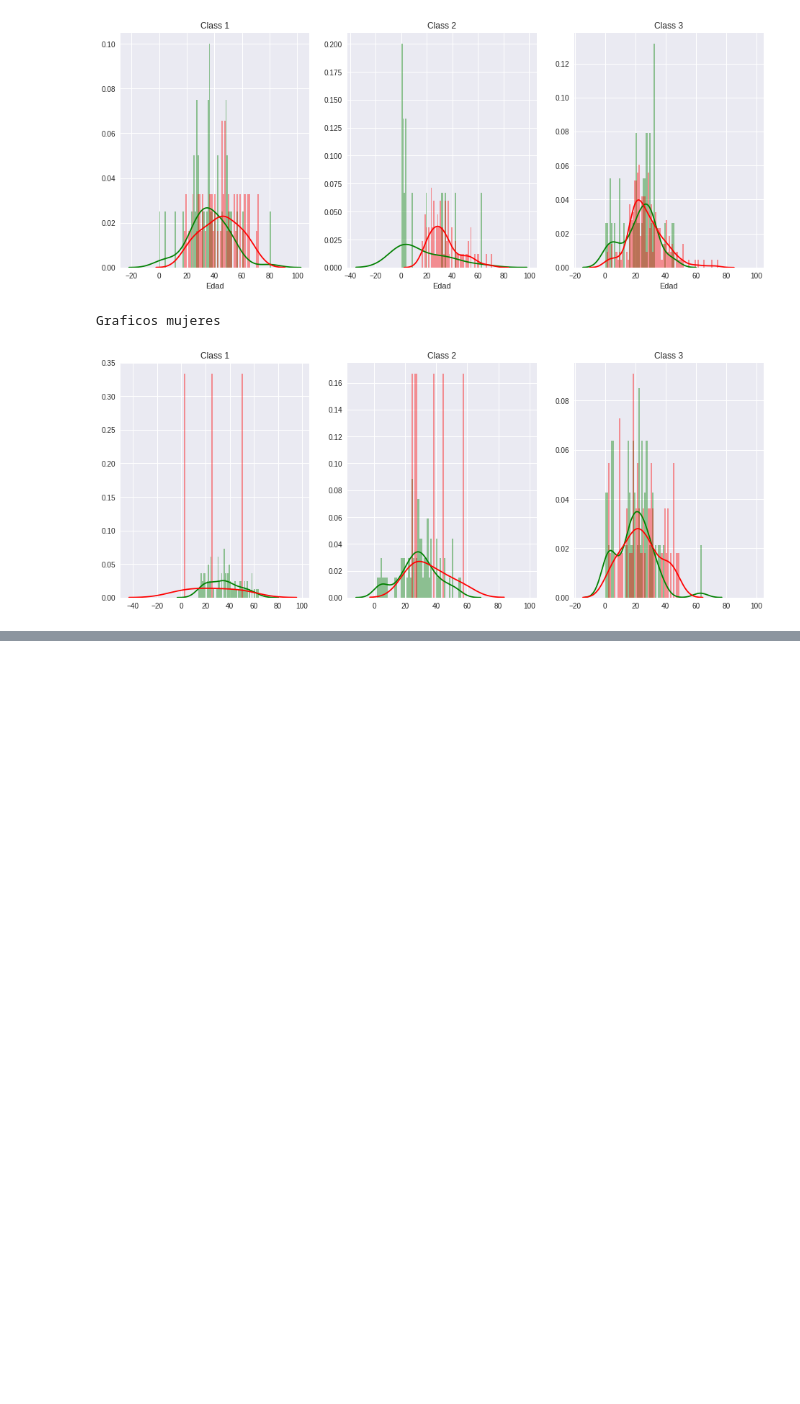
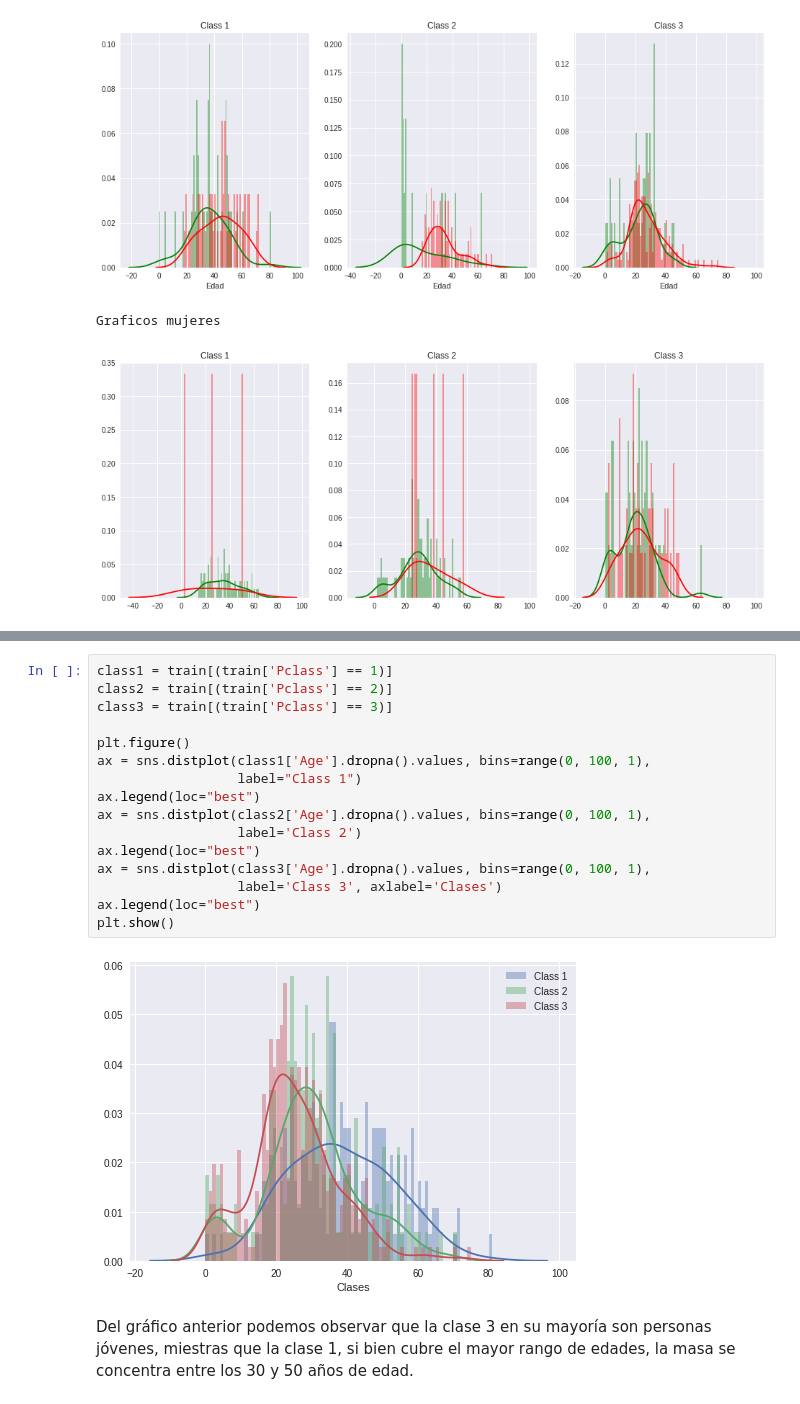
Before and after one commit to eamanu/Titanic, a Jupyter notebook: Titanic Challenge.ipynb, the cells around one changed output, grey strips where cells are left out. Drawn from its saved outputs; the diff is of its cells as text; blank space fills up the shorter version.

```diff
--- a/Titanic Challenge.ipynb
+++ b/Titanic Challenge.ipynb
@@ -356,0 +369,20 @@ Graficos mujeres
+# %%
+class1 = train[(train['Pclass'] == 1)]
+class2 = train[(train['Pclass'] == 2)]
+class3 = train[(train['Pclass'] == 3)]
+
+plt.figure()
+ax = sns.distplot(class1['Age'].dropna().values, bins=range(0, 100, 1),
+                  label="Class 1")
+ax.legend(loc="best")
+ax = sns.distplot(class2['Age'].dropna().values, bins=range(0, 100, 1),
+                  label='Class 2')
+ax.legend(loc="best")
+ax = sns.distplot(class3['Age'].dropna().values, bins=range(0, 100, 1),
+                  label='Class 3', axlabel='Clases')
+ax.legend(loc="best")
+plt.show()
+# %% [output]
+[figure, added]
+# %% [markdown]
+Del gráfico anterior podemos observar que la clase 3 en su mayoría son personas jóvenes, miestras que la clase 1, si bien cubre el mayor rango de edades, la masa se concentra entre los 30 y 50 años de edad.
```
Also changed, not shown: parts of 1 cell of this notebook, 1 other file.
